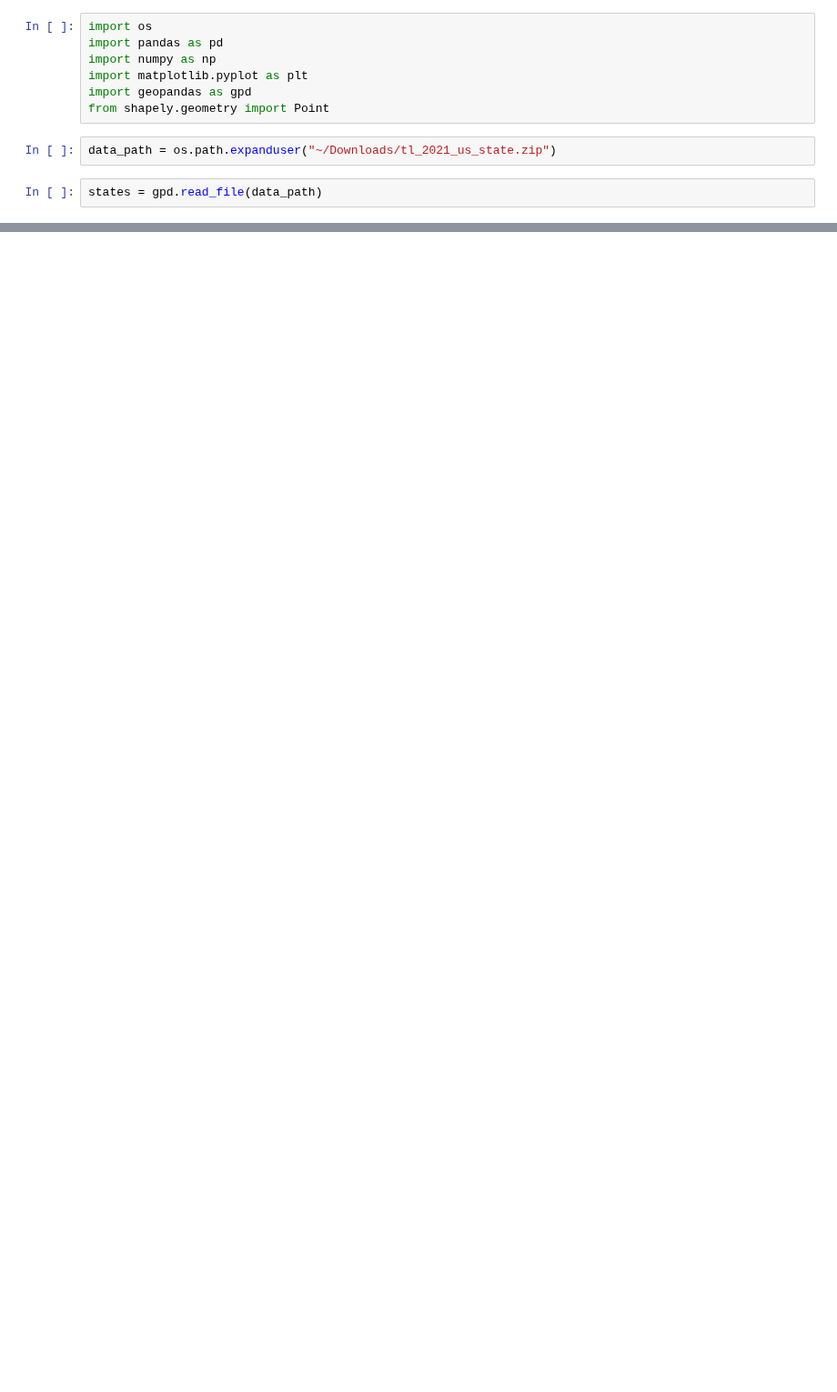
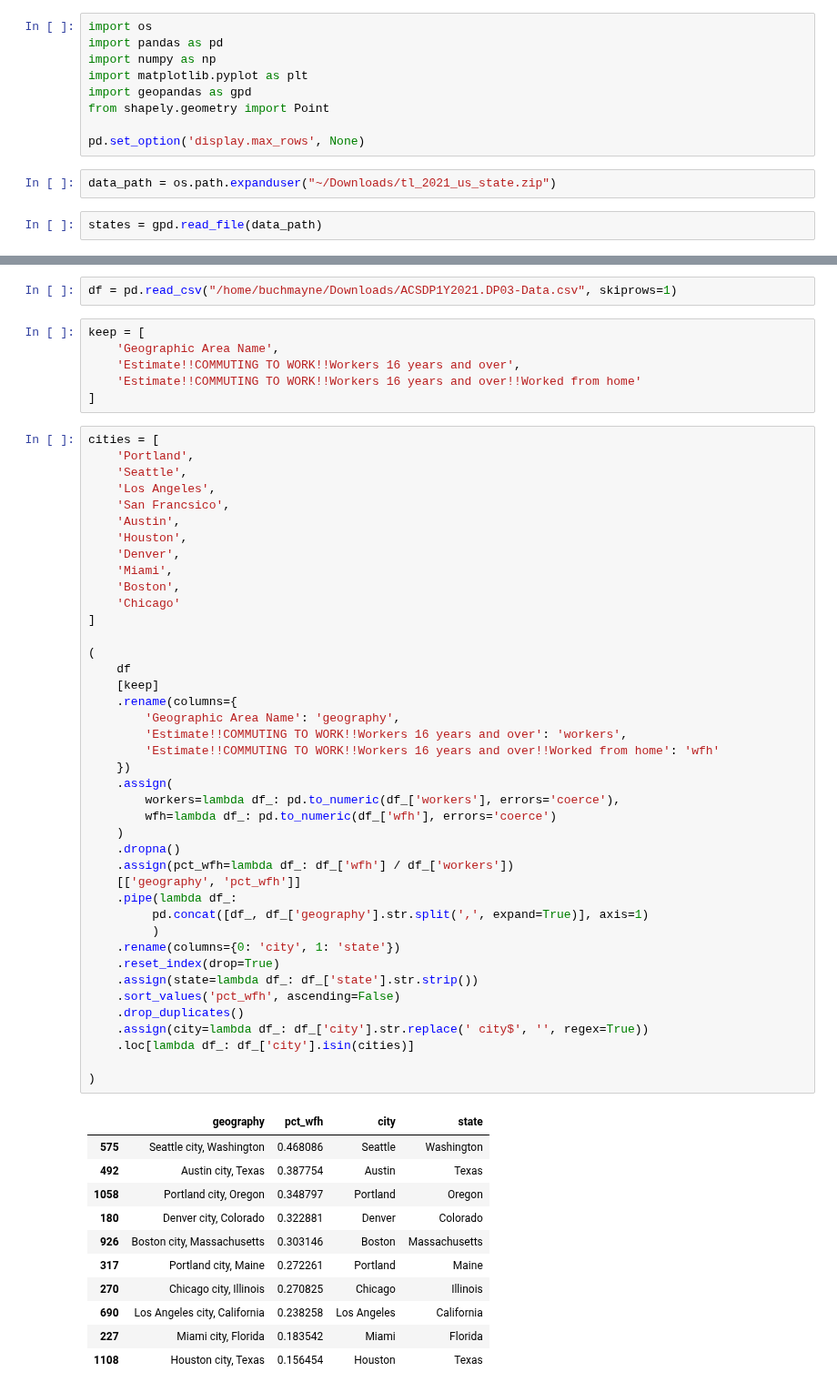
Before and after one commit to buchmayne/trivia, a Jupyter notebook: content/2022/Dec-2022/Make-Maps.ipynb, the cells around one changed output, grey strips where cells are left out. Shown at 91% size. Cells and saved outputs as stored; diff of their text form; blank space fills up the shorter version.

```diff
--- a/content/2022/Dec-2022/Make-Maps.ipynb
+++ b/content/2022/Dec-2022/Make-Maps.ipynb
@@ -5,6 +5,8 @@ import numpy as np
 import matplotlib.pyplot as plt
 import geopandas as gpd
 from shapely.geometry import Point
+
+pd.set_option('display.max_rows', None)
 # %%
 data_path = os.path.expanduser("~/Downloads/tl_2021_us_state.zip")
 # %%
@@ -39,0 +96,61 @@ plt.show()
+# %%
+df = pd.read_csv("/home/buchmayne/Downloads/ACSDP1Y2021.DP03-Data.csv", skiprows=1)
+# %%
+keep = [
+    'Geographic Area Name',
+    'Estimate!!COMMUTING TO WORK!!Workers 16 years and over',
+    'Estimate!!COMMUTING TO WORK!!Workers 16 years and over!!Worked from home'
+]
+# %%
+cities = [
+    'Portland',
+    'Seattle',
+    'Los Angeles',
+    'San Francsico',
+    'Austin',
+    'Houston',
+    'Denver',
+    'Miami',
+    'Boston',
+    'Chicago'
+]
+
+(
+    df
+    [keep]
+    .rename(columns={
+        'Geographic Area Name': 'geography',
+        'Estimate!!COMMUTING TO WORK!!Workers 16 years and over': 'workers',
+        'Estimate!!COMMUTING TO WORK!!Workers 16 years and over!!Worked from home': 'wfh'
+    })
+    .assign(
+        workers=lambda df_: pd.to_numeric(df_['workers'], errors='coerce'),
+        wfh=lambda df_: pd.to_numeric(df_['wfh'], errors='coerce')
+    )
+    .dropna()
+    .assign(pct_wfh=lambda df_: df_['wfh'] / df_['workers'])
+    [['geography', 'pct_wfh']]
+    .pipe(lambda df_:
+         pd.concat([df_, df_['geography'].str.split(',', expand=True)], axis=1)
+         )
+    .rename(columns={0: 'city', 1: 'state'})
+    .reset_index(drop=True)
+    .assign(state=lambda df_: df_['state'].str.strip())
+    .sort_values('pct_wfh', ascending=False)
+    .drop_duplicates()
+    .assign(city=lambda df_: df_['city'].str.replace(' city$', '', regex=True))
+    .loc[lambda df_: df_['city'].isin(cities)]
+
+)
+# %% [output]
+|  | geography | pct_wfh | city | state |
+| 575 | Seattle city, Washington | 0.468086 | Seattle | Washington |
+| 492 | Austin city, Texas | 0.387754 | Austin | Texas |
+| 1058 | Portland city, Oregon | 0.348797 | Portland | Oregon |
+| 180 | Denver city, Colorado | 0.322881 | Denver | Colorado |
+| 926 | Boston city, Massachusetts | 0.303146 | Boston | Massachusetts |
+| 317 | Portland city, Maine | 0.272261 | Portland | Maine |
+| 270 | Chicago city, Illinois | 0.270825 | Chicago | Illinois |
+| 690 | Los Angeles city, California | 0.238258 | Los Angeles | California |
+| 227 | Miami city, Florida | 0.183542 | Miami | Florida |
+| 1108 | Houston city, Texas | 0.156454 | Houston | Texas |
```
Also changed, not shown: parts of 6 cells of this notebook, 22 other files.
